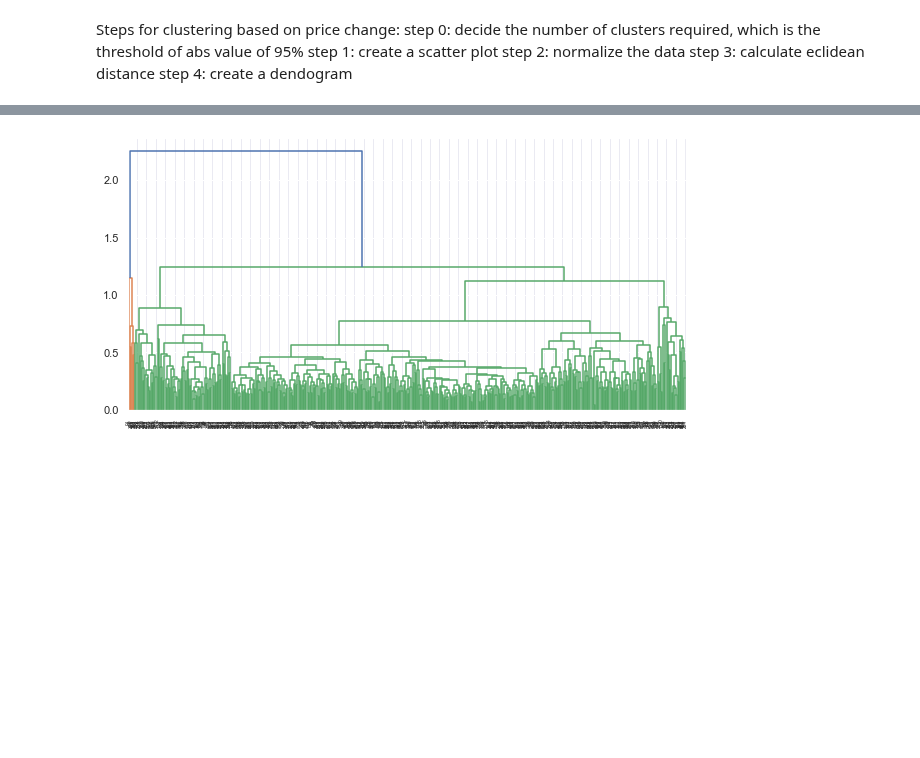
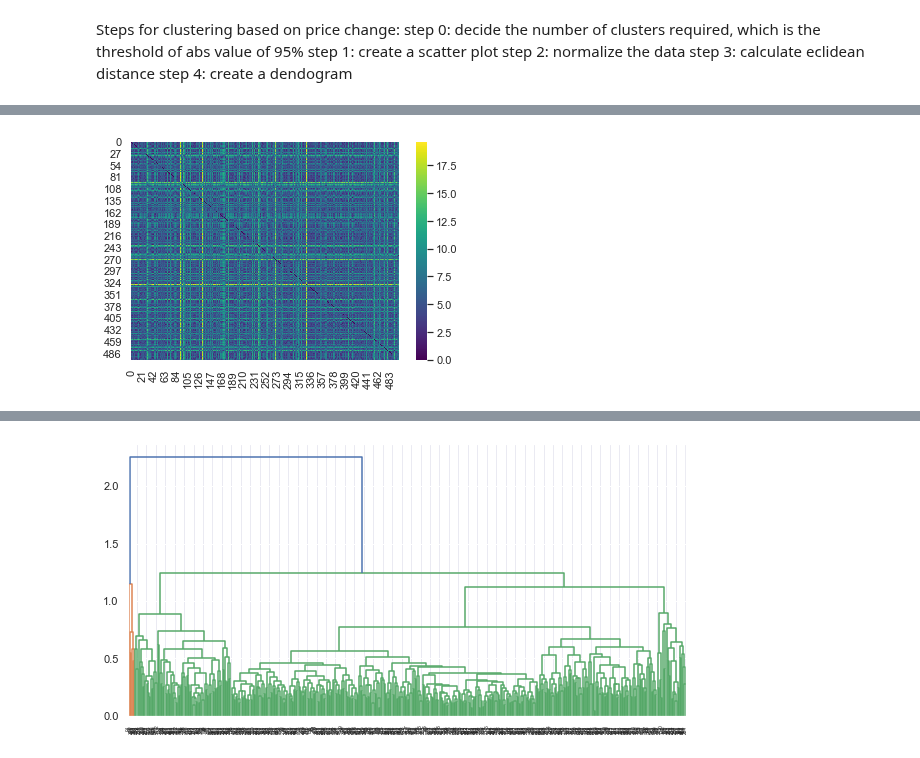
Before and after one commit to ktongk/BTT-JPMC-1, a Jupyter notebook: scrape_data_nora.ipynb, the cells around one changed output, grey strips where cells are left out. Drawn from its saved outputs; the diff is of its cells as text; code cells hidden in the pictures; blank space fills up the shorter version.

```diff
--- a/scrape_data_nora.ipynb
+++ b/scrape_data_nora.ipynb
@@ -826,0 +829,6 @@ correlation_matrix = remove_text_from_correlation_matrix(correlation_matrix)
+# %%
+# computer distance matrix with euclidean distance
+distance_matrix = pdist(price_corr, metric='euclidean')
+full_price_distance= squareform(distance_matrix)
+ #using euclidean distance i believe our last TA told us to use this
+print(full_price_distance)
@@ -826,0 +843,9 @@ correlation_matrix = remove_text_from_correlation_matrix(correlation_matrix)
+# %%
+# Create a heatmap
+
+sns.heatmap(full_price_distance, cmap='viridis', cbar=True)
+
+# Display the heatmap
+plt.show()
+# %% [output]
+[figure, added]
```
Also changed, not shown: parts of 20 cells of this notebook.
